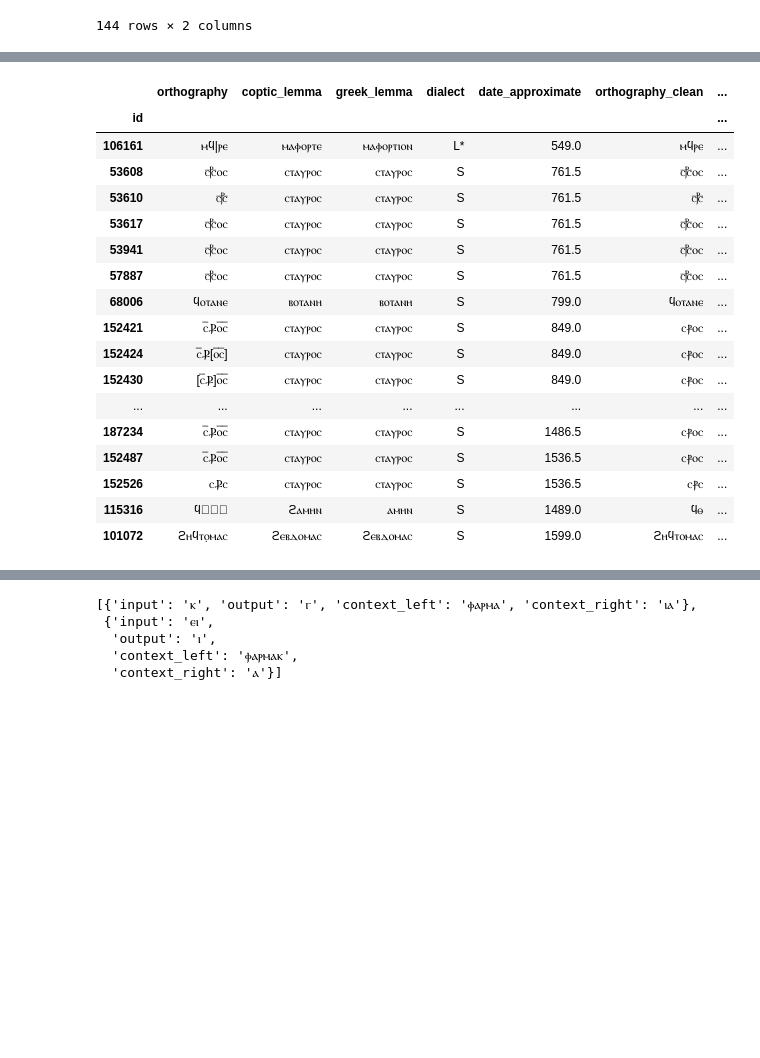
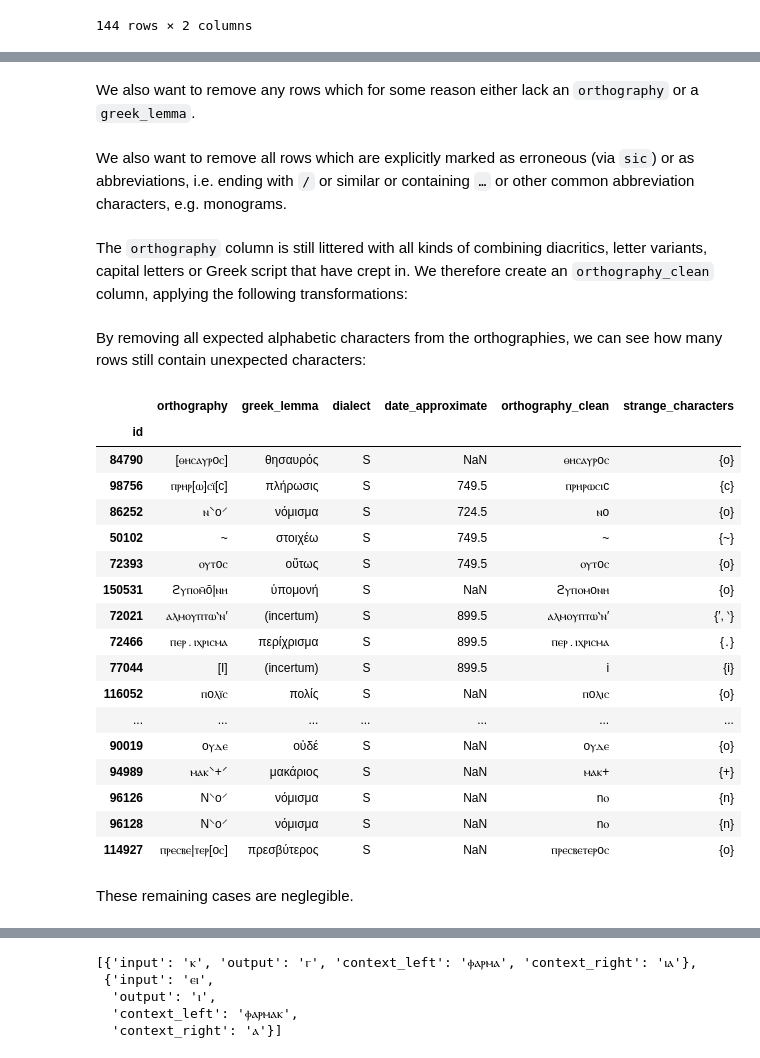
Before and after one commit to kmein/greek-coptic, a Jupyter notebook: greek-coptic.ipynb, the cells around one changed output, grey strips where cells are left out. Drawn from its saved outputs; the diff is of its cells as text; code cells hidden in the pictures; blank space fills up the shorter version.

```diff
--- a/greek-coptic.ipynb
+++ b/greek-coptic.ipynb
@@ -179,30 +176,16 @@ df["date_approximate"] = df["latest"] + df["earliest"] / 2
+# %%
+df_simple = df[["orthography", "greek_lemma", "dialect", "date_approximate"]]
+# %% [markdown]
+We also want to remove any rows which for some reason either lack an `orthography` or a `greek_lemma`.
+# %%
+df_simple = df_simple.dropna(subset={"orthography", "greek_lemma"})
+# %% [markdown]
+We also want to remove all rows which are explicitly marked as erroneous (via `sic`) or as abbreviations, i.e. ending with `/` or similar or containing `…` or other common abbreviation characters, e.g. monograms.
 # %%
-df_simple = df[["orthography", "coptic_lemma", "greek_lemma", "dialect", "date_approximate"]]
-df_simple = df_simple.dropna()
-
-# transliterate the greek lemmata into coptic
-df_simple["greek_lemma"] = df_simple["greek_lemma"].apply(transliterate)
-
-# remove incertain or abbreviated coptic lemmata
-#df_simple = df_simple[~df_simple["coptic_lemma"].str.contains(r"\[ⲟⲩⲅⲅⲓⲁ\]|incertum|/|\?")]
-
 df_simple = df_simple[~(
     df_simple["orthography"].str.contains("sic")
     | df_simple["orthography"].str.endswith(("/", "/̅", "/°")) # remove marked abbreviations
-    | df_simple["orthography"].str.contains("\d|[….ⳇ⁄?ⳁ⳨ⲋ⳦⳥⳽]", regex=True) # remove lines with numbers or marked abbreviations
+    | df_simple["orthography"].str.contains("\d|[….ⳇ⁄?ⳁ⳨Ⳁ⳧ⲋ⳦⳥⳽]", regex=True) # remove lines with numbers or marked abbreviations
 )]
-
-df_simple["orthography_clean"] = (
-    df_simple["orthography"]
-    .str.strip() # remove extraneous whitespace
-    .str.lower()
-    .apply(lambda x: x.translate(greek_to_coptic_ord)) # convert greek letters that crept in
-    .str.replace("ϊ", "ⲓ") # convert precombined accented greek letter
-    .str.replace("[\u0305\u0304\ufe24\ufe25\ufe26\u2cf1\u2cf0\u0300]+", "", regex=True) # remove overlines
-    .str.replace("[\u2CBB\u2CEF]", "ⲛ", regex=True) # normalize letter N (written as stroke)
-    .str.replace("[ⳅⲹ]", "ⲍ", regex=True) # normalize letter Z
-    .str.replace("\u001D|\u0314|\u200E|\u0486|\u02BE|\u2CFF|\u0307|\u0308|\u0301|\u0323|\u0304|\u1DCD|\u0302|\u0306" + "|" + r"col\.b|/|⟦.*?⟧|\\|\[|\]|[‖|´⸤⸥⸢⸣⁅⁆⸖'‹›`’`´:⸌⸍\⸳‧·•·ʾ*]", "", regex=True)
-)
-
-# remove prefixes and suffixes of coptic lemmata
-df_simple["coptic_lemma"] = df_simple["coptic_lemma"].str.replace("^(ϩⲉⲛ-|ⲉⲓⲣⲉ X ⲛ-|X ⲛ-|ⲣⲙ-?ⲛ-|ⲥⲁϩ-|ⲡⲗϭ-|ⲉⲓⲣⲉ-ⲙ-ⲡ-|ⲉⲓⲣⲉ ⲛ-|ⲱϣ-|ⲡ-?ⲉⲧ-|ϫⲡⲉ-|ⲛⲉϫ-|ⲉⲓⲣⲉ ⲛ-ⲧ⸗ -|ⲧⲁⲩⲉ-|ⲛⲉⲉϥ-|ⲣⲉⲥ-|\[ⲟⲩ-\]|ⲧⲁⲓ-|ⲙⲁ-|ⲥⲙⲛ-|ⲥⲁ-|ⲧⲁⲗⲉ-|ϧⲁⲧⲉⲃ-|ⲁⲣⲓ-|ⲧⲁⲕⲉ-|ⲙⲁ(ⲓ|ⲉⲓ|ⲓ̈)-|ⲙⲁⲥ-|ⲡⲁⲥ-|ⲣⲉϥ-|ⲟⲩ-|ⲧ-|ⲡ⸗ -|ϩⲓ-|ⲁⲧ-|ⲁϣ-|ⲡⲁϣ-|ⲟⲩⲛⲧⲉ- \.?-?|ⲟ[- ]ⲛ-|\u0304|\*|\[ⲧ-\]|\[ⲛ\]|ⲙ[ⲛⲉ]ⲧ-|ⲣⲙ-\[ⲛ\]-|ⲁⲥ-|ⲧⲉ-|ⲛⲟⲩϫⲉ-ⲉⲃⲟⲗ-|ⲣⲙ-[ⲡⲧ]-|ⲕⲁⲥ-ⲛ-|\[?[ⲧⲡ]ⲉ?-\]?|ⲡⲉϩ-|[ⲡⲧ]ⲉ?⸗ -|\[ⲧ/ⲟⲩ\]-|ϫⲓ ⲧ⸗ |ϣⲉⲡ-ⲧ-|ϯ-|ⲉ?ⲣ-|ϯⲕ-|ϫⲓ-|ϣ[ⲫⲃ](ⲏ|ⲉⲉ)?ⲣ-|[ϭϫ]ⲓ[ⲙⲛ]-|ϣⲁ?ⲙϣⲉ-|ϯ ⲙ-ⲡⲉ\[⸗ \]-|ⲡⲉ/ⲛ\[⸗ \]-|ⲧⲉϣ-|(ϣⲱⲱⲧ|ⲥⲙⲓⲛⲉ|ϭⲓⲛⲉ|ϣⲱⲡⲉ|ϫⲱ|ϣⲟⲣⲡ|ϫⲓ|ϣⲟⲟⲡ|ϯ|ϥⲓ|ⲧⲁⲗⲟ( ⲉϩⲣⲁⲓ)?|ⲡⲣⲟⲥⲫⲉⲣⲉⲓ|ⲗⲓⲅⲓⲍⲉ|ⲉⲡⲓⲕⲁⲗⲉⲓ|ⲥⲱⲕ) |[ⲙⲛ]-(ⲡⲉ?-|ⲟⲩ-|ⲧⲉ?-)?|ϭⲛ-|ϣⲟ?ⲣⲡ-|ϥⲁ?ⲓ-|ϣⲟⲩ-|\[ⲙ-\]ⲡ⸗ |ϫⲓ ⲛ-ⲧ⸗ |ϭⲟⲥ-\[?ⲛ\]?-|ϣⲉⲧ-ⲡ-|ϥⲓ ⲙ-ⲡⲉ/ⲛ\[⸗ \]-|ϣⲙⲧ-|\[ⲙ\]-ⲡ-|ϣⲛ-|ⲕⲁⲑⲓⲥⲧⲁ .ⲛ-)+", "", regex=True).replace(" (\[ⲉⲃⲟⲗ\]|ⲉϩⲣⲁⲓ|ⲁⲃⲁⲗ|ⲉⲃⲟⲗ|ⲧⲟ|\[(non-)?caus\])$", "", regex=True).str.replace("ϯ", "ⲧⲓ").str.replace("ι|ⲓ̈|ⲓ̄", "ⲓ", regex=True).str.strip()
+# %% [markdown]
+The `orthography` column is still littered with all kinds of combining diacritics, letter variants, capital letters or Greek script that have crept in. We therefore create an `orthography_clean` column, applying the following transformations:
@@ -209,23 +204,26 @@ df_simple["coptic_lemma"] = df_simple["coptic_lemma"].str.replace("^(ϩⲉⲛ-|
+# %% [markdown]
+By removing all expected alphabetic characters from the orthographies, we can see how many rows still contain unexpected characters:
 # %%
-df_simple["strange_characters"] = df_simple["orthography_clean"].str.replace("[ϯϫϭⲁⲃⲅⲇⲉⲍⲏⲑⲕⲗⲙⲛⲝⲡⲣⲥⲧⲟⲱⲩⲓϩⲫϣ ⲭⳉⲯⲡⳤ\u0305]", "", regex=True).apply(lambda x: set(c for c in x))
-#df_simple[df_simple["orthography_clean"].str.contains(r"[^ⲁⲃⲅⲇⲉⲍⲏⲑⲕⲗⲙⲛⲝⲡⲣⲥⲧⲟⲱⲩⲓϩⲫⲭⲯⲡ]")]
+df_simple["strange_characters"] = df_simple["orthography_clean"].str.replace("[ϯϫϭⲁⲃⲅⲇⲉⲍⲏⲑⲕⲗⲙⲛⲝⲡⲣⲥⲧⲟⲱⲩⲓϩⲫϣ ⲭⳉϥⲯⲡⳤ\u0305]", "", regex=True).apply(lambda x: set(c for c in x))
 df_simple[df_simple["strange_characters"].apply(lambda x: len(x) > 0)]
 # %% [output]
-|  | orthography | coptic_lemma | greek_lemma | dialect | date_approximate | orthography_clean | ... |
-| id |  |  |  |  |  |  | ... |
-| 106161 | ⲙϥ|ⲣⲉ | ⲙⲁⲫⲟⲣⲧⲉ | ⲙⲁⲫⲟⲣⲧⲓⲟⲛ | L* | 549.0 | ⲙϥⲣⲉ | ... |
-| 53608 | ⳧ⲟⲥ | ⲥⲧⲁⲩⲣⲟⲥ | ⲥⲧⲁⲩⲣⲟⲥ | S | 761.5 | ⳧ⲟⲥ | ... |
-| 53610 | ⳧ | ⲥⲧⲁⲩⲣⲟⲥ | ⲥⲧⲁⲩⲣⲟⲥ | S | 761.5 | ⳧ | ... |
-| 53617 | ⳧ⲟⲥ | ⲥⲧⲁⲩⲣⲟⲥ | ⲥⲧⲁⲩⲣⲟⲥ | S | 761.5 | ⳧ⲟⲥ | ... |
-| 53941 | ⳧ⲟⲥ | ⲥⲧⲁⲩⲣⲟⲥ | ⲥⲧⲁⲩⲣⲟⲥ | S | 761.5 | ⳧ⲟⲥ | ... |
-| 57887 | ⳧ⲟⲥ | ⲥⲧⲁⲩⲣⲟⲥ | ⲥⲧⲁⲩⲣⲟⲥ | S | 761.5 | ⳧ⲟⲥ | ... |
-| 68006 | ϥⲟⲧⲁⲛⲉ | ⲃⲟⲧⲁⲛⲏ | ⲃⲟⲧⲁⲛⲏ | S | 799.0 | ϥⲟⲧⲁⲛⲉ | ... |
-| 152421 | ⲥ︦Ⳁⲟ︦ⲥ︦ | ⲥⲧⲁⲩⲣⲟⲥ | ⲥⲧⲁⲩⲣⲟⲥ | S | 849.0 | ⲥⳁⲟⲥ | ... |
-| 152424 | ⲥ︦Ⳁ[ⲟ︦ⲥ︦] | ⲥⲧⲁⲩⲣⲟⲥ | ⲥⲧⲁⲩⲣⲟⲥ | S | 849.0 | ⲥⳁⲟⲥ | ... |
-| 152430 | [ⲥ︦Ⳁ]ⲟ︦ⲥ︦ | ⲥⲧⲁⲩⲣⲟⲥ | ⲥⲧⲁⲩⲣⲟⲥ | S | 849.0 | ⲥⳁⲟⲥ | ... |
-| ... | ... | ... | ... | ... | ... | ... | ... |
-| 187234 | ⲥ︦Ⳁⲟ︦ⲥ︦ | ⲥⲧⲁⲩⲣⲟⲥ | ⲥⲧⲁⲩⲣⲟⲥ | S | 1486.5 | ⲥⳁⲟⲥ | ... |
-| 152487 | ⲥ︦Ⳁⲟ︦ⲥ︦ | ⲥⲧⲁⲩⲣⲟⲥ | ⲥⲧⲁⲩⲣⲟⲥ | S | 1536.5 | ⲥⳁⲟⲥ | ... |
-| 152526 | ⲥⳀⲥ | ⲥⲧⲁⲩⲣⲟⲥ | ⲥⲧⲁⲩⲣⲟⲥ | S | 1536.5 | ⲥⳁⲥ | ... |
-| 115316 | ϥ︦ⲑ︦ | ϩⲁⲙⲏⲛ | ⲁⲙⲏⲛ | S | 1489.0 | ϥⲑ | ... |
-| 101072 | ϩⲏϥⲧⲟ̣ⲙⲁⲥ | ϩⲉⲃⲇⲟⲙⲁⲥ | ϩⲉⲃⲇⲟⲙⲁⲥ | S | 1599.0 | ϩⲏϥⲧⲟⲙⲁⲥ | ... |
+|  | orthography | greek_lemma | dialect | date_approximate | orthography_clean | strange_characters |
+| id |  |  |  |  |  |  |
+| 84790 | [ⲑⲏⲥⲁⲩⲣoⲥ] | θησαυρός | S | NaN | ⲑⲏⲥⲁⲩⲣoⲥ | {o} |
+| 98756 | ⲡⲣⲏⲣ[ⲱ]ⲥⲓ̈[c] | πλήρωσις | S | 749.5 | ⲡⲣⲏⲣⲱⲥⲓc | {c} |
+| 86252 | ⲛ⸌o⸍ | νόμισμα | S | 724.5 | ⲛo | {o} |
+| 50102 | ~ | στοιχέω | S | 749.5 | ~ | {~} |
+| 72393 | ⲟⲩⲧoⲥ | οὕτως | S | 749.5 | ⲟⲩⲧoⲥ | {o} |
+| 150531 | ϩⲩⲡⲟⲙ̄ō|ⲛⲏ | ὑπομονή | S | NaN | ϩⲩⲡⲟⲙoⲛⲏ | {o} |
+| 72021 | ⲁⲗⲙⲟⲩⲡⲧⲱ‵ⲛ′ | (incertum) | S | 899.5 | ⲁⲗⲙⲟⲩⲡⲧⲱ‵ⲛ′ | {′, ‵} |
+| 72466 | ⲡⲉⲣ․ⲓⲭⲣⲓⲥⲙⲁ | περίχρισμα | S | 899.5 | ⲡⲉⲣ․ⲓⲭⲣⲓⲥⲙⲁ | {․} |
+| 77044 | [I] | (incertum) | S | 899.5 | i | {i} |
+| 116052 | ⲡoⲗⲓ̈ⲥ | πολίς | S | NaN | ⲡoⲗⲓⲥ | {o} |
+| ... | ... | ... | ... | ... | ... | ... |
+| 90019 | oⲩⲇⲉ | οὐδέ | S | NaN | oⲩⲇⲉ | {o} |
+| 94989 | ⲙⲁⲕ⸌+⸍ | μακάριος | S | NaN | ⲙⲁⲕ+ | {+} |
+| 96126 | N⸌ο⸍ | νόμισμα | S | NaN | nⲟ | {n} |
+| 96128 | N⸌ο⸍ | νόμισμα | S | NaN | nⲟ | {n} |
+| 114927 | ⲡⲣⲉⲥⲃⲉ|ⲧⲉⲣ[oⲥ] | πρεσβύτερος | S | NaN | ⲡⲣⲉⲥⲃⲉⲧⲉⲣoⲥ | {o} |
+# %% [markdown]
+These remaining cases are neglegible.
```
Also changed, not shown: parts of 68 cells of this notebook.
